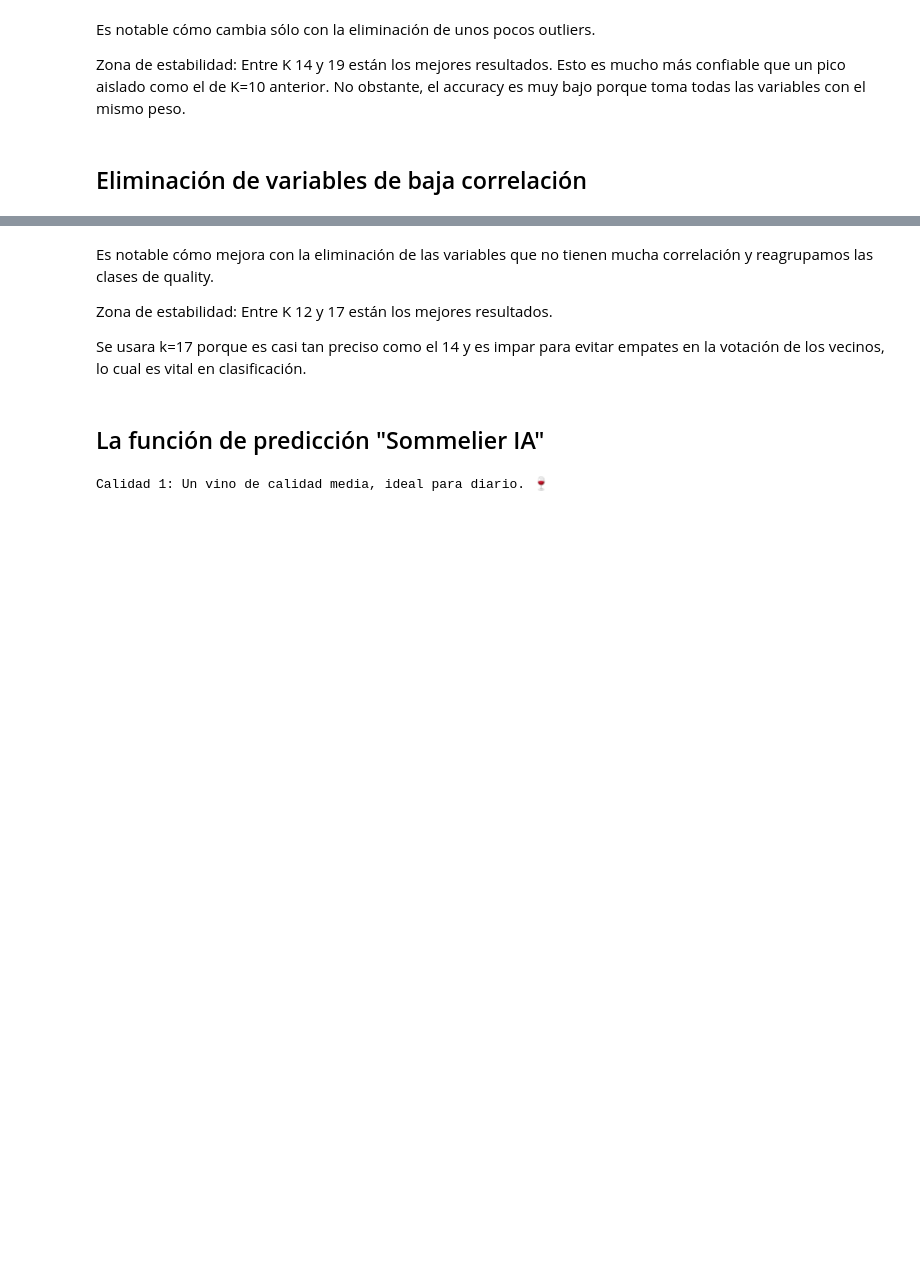
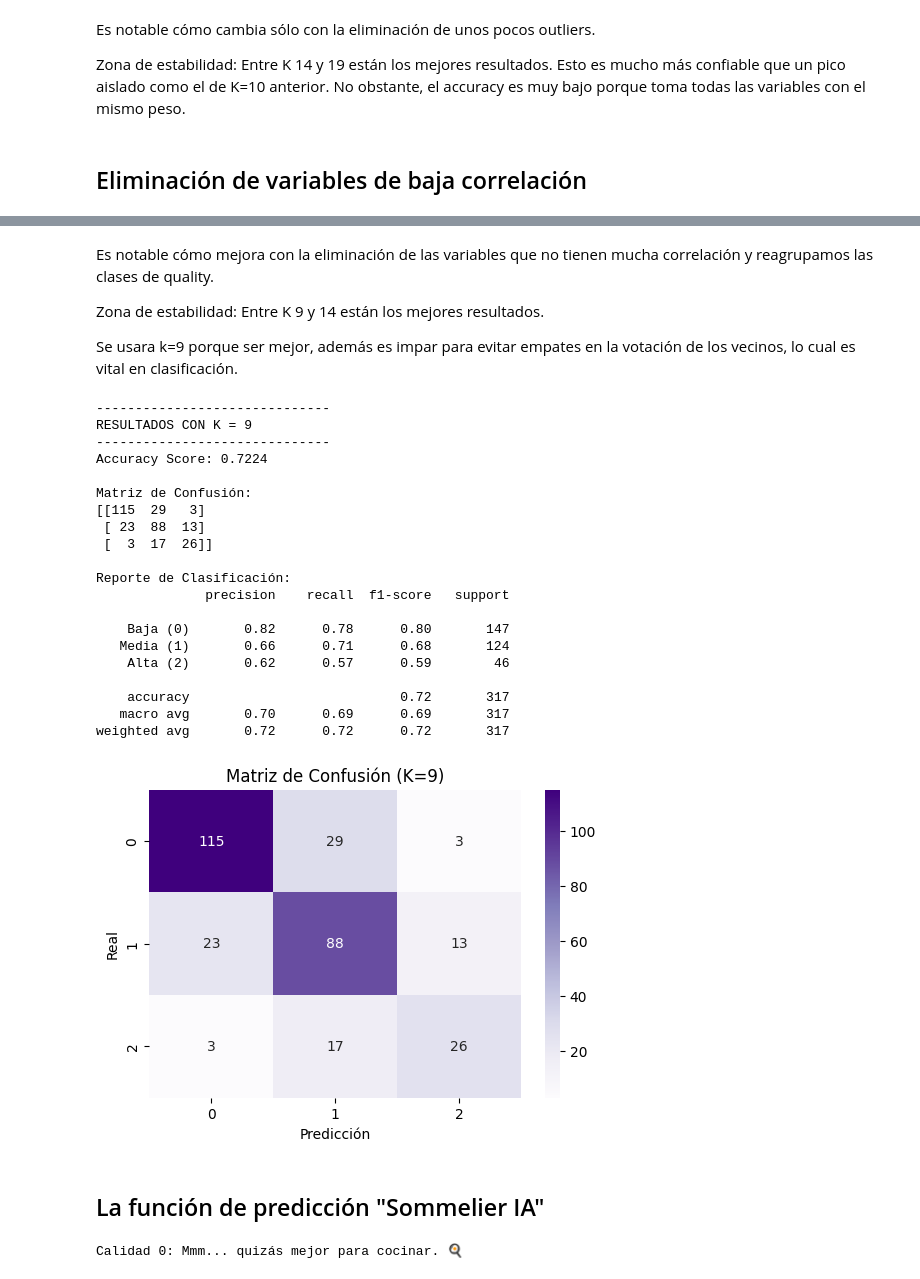
Before and after one commit to 4GeeksAcademy/IgnacioSabinoG-IntroML, a Jupyter notebook: src/08-k-nearest-neighbours-winequality-red.ipynb, the cells around one changed output, grey strips where cells are left out. Drawn from its saved outputs; the diff is of its cells as text; code cells hidden in the pictures; blank space fills up the shorter version.

```diff
--- a/src/08-k-nearest-neighbours-winequality-red.ipynb
+++ b/src/08-k-nearest-neighbours-winequality-red.ipynb
@@ -264,9 +266,62 @@ El mejor valor de k es: 1
 # %% [markdown]
 Es notable cómo mejora con la eliminación de las variables que no tienen mucha correlación y reagrupamos las clases de quality.
 
-Zona de estabilidad: Entre K 12 y 17 están los mejores resultados.
+Zona de estabilidad: Entre K 9 y 14 están los mejores resultados.
 
-Se usara k=17 porque es casi tan preciso como el 14 y es impar para evitar empates en la votación de los vecinos, lo cual es vital en clasificación.
+Se usara k=9 porque ser mejor, además es impar para evitar empates en la votación de los vecinos, lo cual es vital en clasificación.
+# %%
+from sklearn.metrics import confusion_matrix
+
+# 1. Entrenamos el modelo final con el mejor k encontrado
+knn_final = KNeighborsClassifier(n_neighbors=9, weights='distance')
+knn_final.fit(X_train_scaled, y_train)
+
+# 2. Realizamos las predicciones sobre el set de prueba
+y_pred = knn_final.predict(X_test_scaled)
+
+# 3. Generamos y mostramos las métricas
+print("-" * 30)
+print(f"RESULTADOS CON K = {9}")
+print("-" * 30)
+
+print(f"Accuracy Score: {accuracy_score(y_test, y_pred):.4f}")
+
+print("\nMatriz de Confusión:")
+print(confusion_matrix(y_test, y_pred))
+
+print("\nReporte de Clasificación:")
+print(classification_report(y_test, y_pred, target_names=['Baja (0)', 'Media (1)', 'Alta (2)']))
+
+# Opcional: Visualizar la matriz de confusión más clara
+plt.figure(figsize=(6,4))
+sns.heatmap(confusion_matrix(y_test, y_pred), annot=True, fmt='d', cmap='Purples',
+            xticklabels=['0','1','2'], yticklabels=['0','1','2'])
+plt.xlabel('Predicción')
+plt.ylabel('Real')
+plt.title(f'Matriz de Confusión (K={9})')
+plt.show()
+# %% [output]
+------------------------------
+RESULTADOS CON K = 9
+------------------------------
+Accuracy Score: 0.7224
+
+Matriz de Confusión:
+[[115  29   3]
+ [ 23  88  13]
+ [  3  17  26]]
+
+Reporte de Clasificación:
+              precision    recall  f1-score   support
+
+    Baja (0)       0.82      0.78      0.80       147
+   Media (1)       0.66      0.71      0.68       124
+    Alta (2)       0.62      0.57      0.59        46
+
+    accuracy                           0.72       317
+   macro avg       0.70      0.69      0.69       317
+weighted avg       0.72      0.72      0.72       317
+[figure, added]
 # %% [markdown]
 ## La función de predicción "Sommelier IA"
 # %%
@@ -294,8 +349,8 @@ def predict_wine_quality(features):
     else:
         return f"Calidad {prediction}: Mmm... quizás mejor para cocinar. 🍳"
 
-# Probamos eliminando del vino de prueba los valores de azúcar, dióxido de sulfuro libre y pH
-test_wine = [7.4, 0.7, 0.0, 0.076, 34.0, 0.9978, 0.56, 9.4]
+# Probamos eliminando del vino de prueba los valores de azúcar, dióxido de sulfuro libre, acidez fija y pH
+test_wine = [0.7, 0.0, 0.076, 34.0, 0.9978, 0.56, 9.4]
 print(predict_wine_quality(test_wine))
 # %% [output]
-Calidad 1: Un vino de calidad media, ideal para diario. 🍷
+Calidad 0: Mmm... quizás mejor para cocinar. 🍳
```
Also changed, not shown: parts of 3 cells of this notebook.
